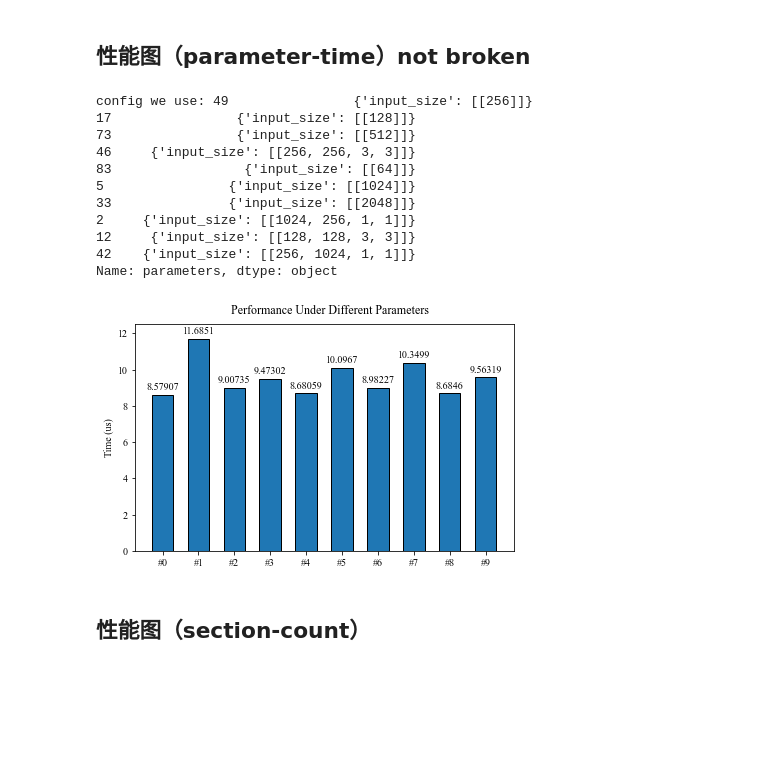
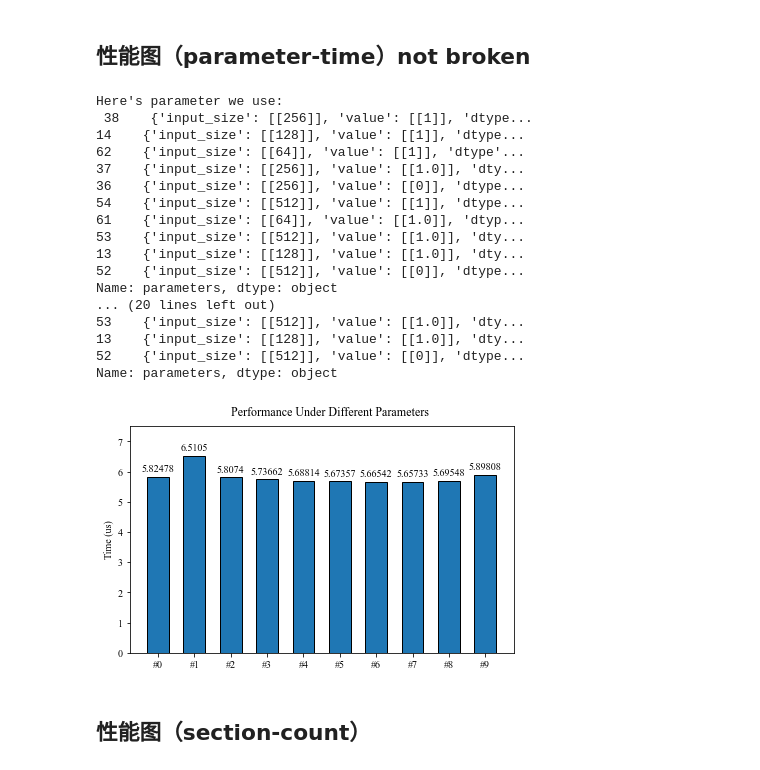
Before and after one commit to WLFJ/OpBench, a Jupyter notebook: fill__plots.ipynb, the cells around one changed output. Drawn from its saved outputs; the diff is of its cells as text; code cells hidden in the pictures; blank space fills up the shorter version.

```diff
--- a/fill__plots.ipynb
+++ b/fill__plots.ipynb
@@ -126,46 +125,52 @@ import matplotlib.pyplot as plt
 import numpy as np
 
 
 '''
 data config
 '''
 time = para_flops()['running_time'] * 1000 * 1000
 labels = [f'#{i}' for i in range(len(time))]
 print('config we use:\n', para_flops()['parameters'])
 '''
 data config end
 '''
 
 x = np.arange(len(labels))  # the label locations
 width = 0.6  # the width of the bars
 
 fig, ax = plt.subplots()
-rects = ax.bar(x, time, width, label='V100', edgecolor='black')
-ax.set_ylim(0, 12.5)
+rects = ax.bar(x, time, width, label='A100', edgecolor='black')
+ax.set_ylim(0, 7.5)
 
 # Add some text for labels, title and custom x-axis tick labels, etc.
 ax.set_ylabel('Time (us)')
 plt.suptitle('Performance Under Different Parameters', x=0.55, y=.95, horizontalalignment='center')
 ax.set_xticks(x, labels, text='%.2f')
 
 ax.bar_label(rects, padding=3)
 
 fig.tight_layout()
 
 plt.show()
 # %% [output]
-config we use: 49                {'input_size': [[256]]}
-17                {'input_size': [[128]]}
-73                {'input_size': [[512]]}
-46     {'input_size': [[256, 256, 3, 3]]}
-83                 {'input_size': [[64]]}
-5                {'input_size': [[1024]]}
-33               {'input_size': [[2048]]}
-2     {'input_size': [[1024, 256, 1, 1]]}
-12     {'input_size': [[128, 128, 3, 3]]}
-42    {'input_size': [[256, 1024, 1, 1]]}
+Here's parameter we use:
+ 38    {'input_size': [[256]], 'value': [[1]], 'dtype...
+14    {'input_size': [[128]], 'value': [[1]], 'dtype...
+62    {'input_size': [[64]], 'value': [[1]], 'dtype'...
+37    {'input_size': [[256]], 'value': [[1.0]], 'dty...
+36    {'input_size': [[256]], 'value': [[0]], 'dtype...
+54    {'input_size': [[512]], 'value': [[1]], 'dtype...
+61    {'input_size': [[64]], 'value': [[1.0]], 'dtyp...
+53    {'input_size': [[512]], 'value': [[1.0]], 'dty...
+13    {'input_size': [[128]], 'value': [[1.0]], 'dty...
+52    {'input_size': [[512]], 'value': [[0]], 'dtype...
 Name: parameters, dtype: object
+... (20 lines left out)
+53    {'input_size': [[512]], 'value': [[1.0]], 'dty...
+13    {'input_size': [[128]], 'value': [[1.0]], 'dty...
+52    {'input_size': [[512]], 'value': [[0]], 'dtype...
+Name: parameters, dtype: object
-[figure, old version]
+[figure, new version]
 # %% [markdown]
 ## 性能图（section-count）
 # %%
```
Also changed, not shown: parts of 4 cells of this notebook, 30 other files.
